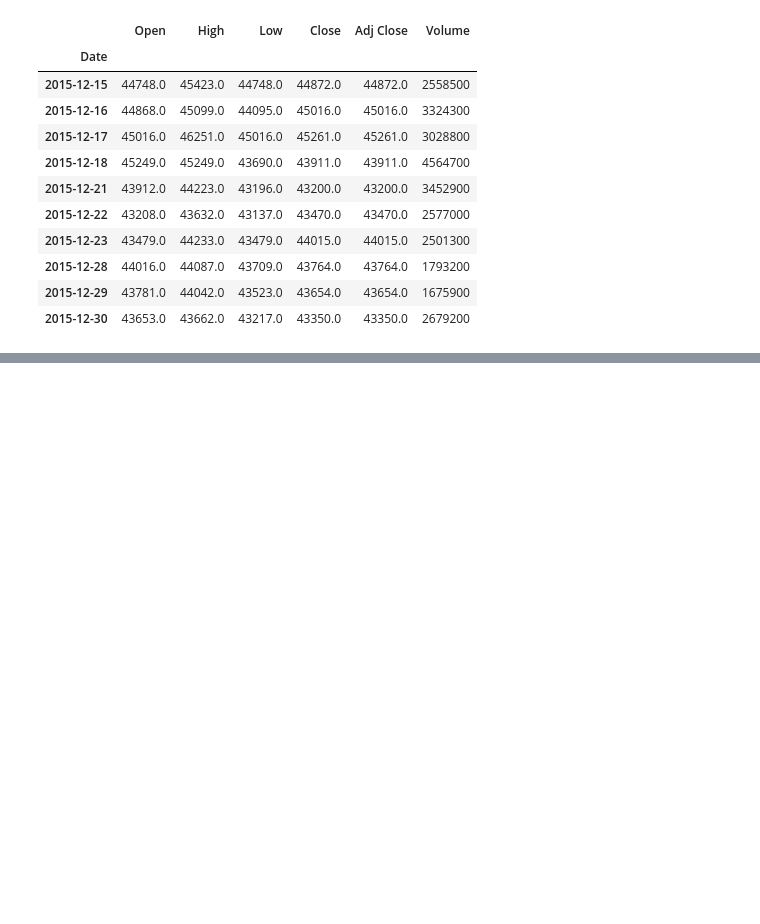
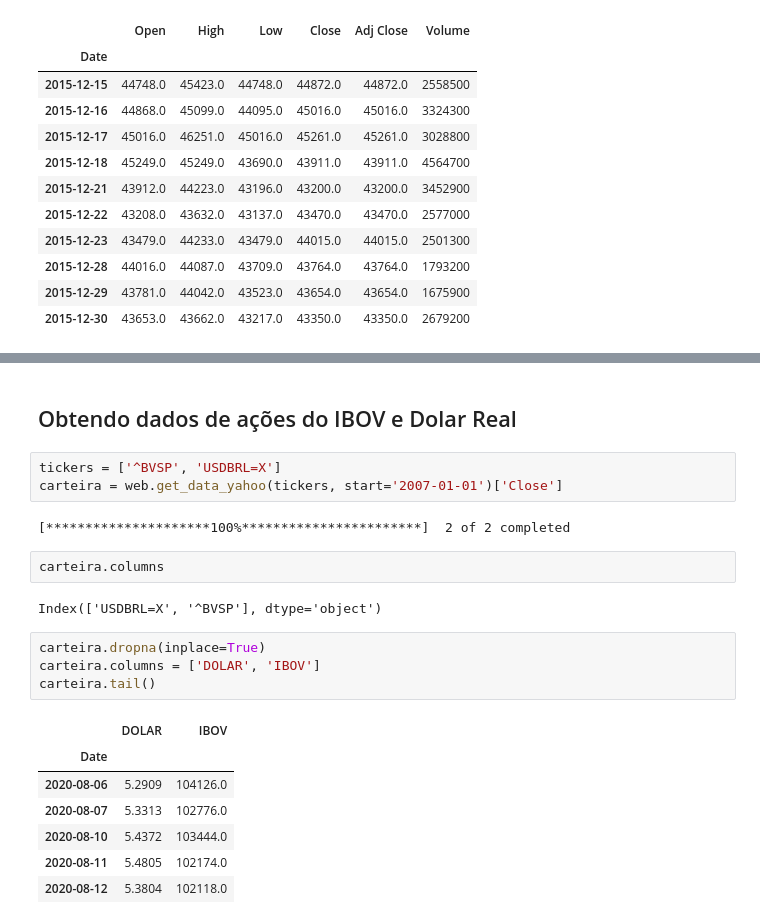
Before and after one commit to Angelicogfa/AnaliseFinanceiraApiYahoo, a Jupyter notebook: AnaliseFinanceiraApiBolsa.ipynb, the cells around one changed output, grey strips where cells are left out. Saved outputs shown, nothing was run; the diff lists cells and outputs as text; blank space fills up the shorter version.

```diff
--- a/AnaliseFinanceiraApiBolsa.ipynb
+++ b/AnaliseFinanceiraApiBolsa.ipynb
@@ -110,2 +113,25 @@ py.iplot(fig, image='png')
 # %% [output]
 [interactive output not drawn]
+# %% [markdown]
+## Obtendo dados de ações do IBOV e Dolar Real
+# %%
+tickers = ['^BVSP', 'USDBRL=X']
+carteira = web.get_data_yahoo(tickers, start='2007-01-01')['Close']
+# %% [output]
+[*********************100%***********************]  2 of 2 completed
+# %%
+carteira.columns
+# %% [output]
+Index(['USDBRL=X', '^BVSP'], dtype='object')
+# %%
+carteira.dropna(inplace=True)
+carteira.columns = ['DOLAR', 'IBOV']
+carteira.tail()
+# %% [output]
+|  | DOLAR | IBOV |
+| Date |  |  |
+| 2020-08-06 | 5.2909 | 104126.0 |
+| 2020-08-07 | 5.3313 | 102776.0 |
+| 2020-08-10 | 5.4372 | 103444.0 |
+| 2020-08-11 | 5.4805 | 102174.0 |
+| 2020-08-12 | 5.3804 | 102118.0 |
```
Also changed, not shown: parts of 13 cells of this notebook.
